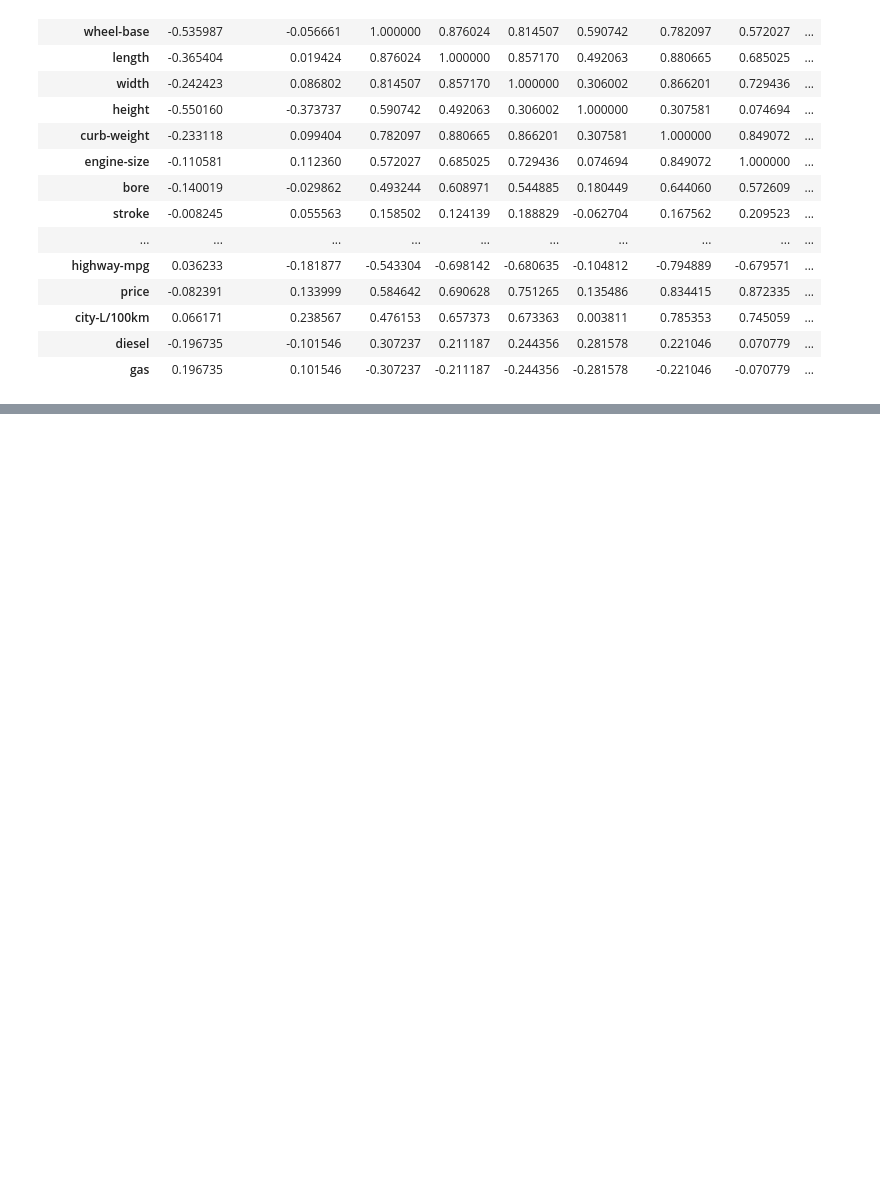
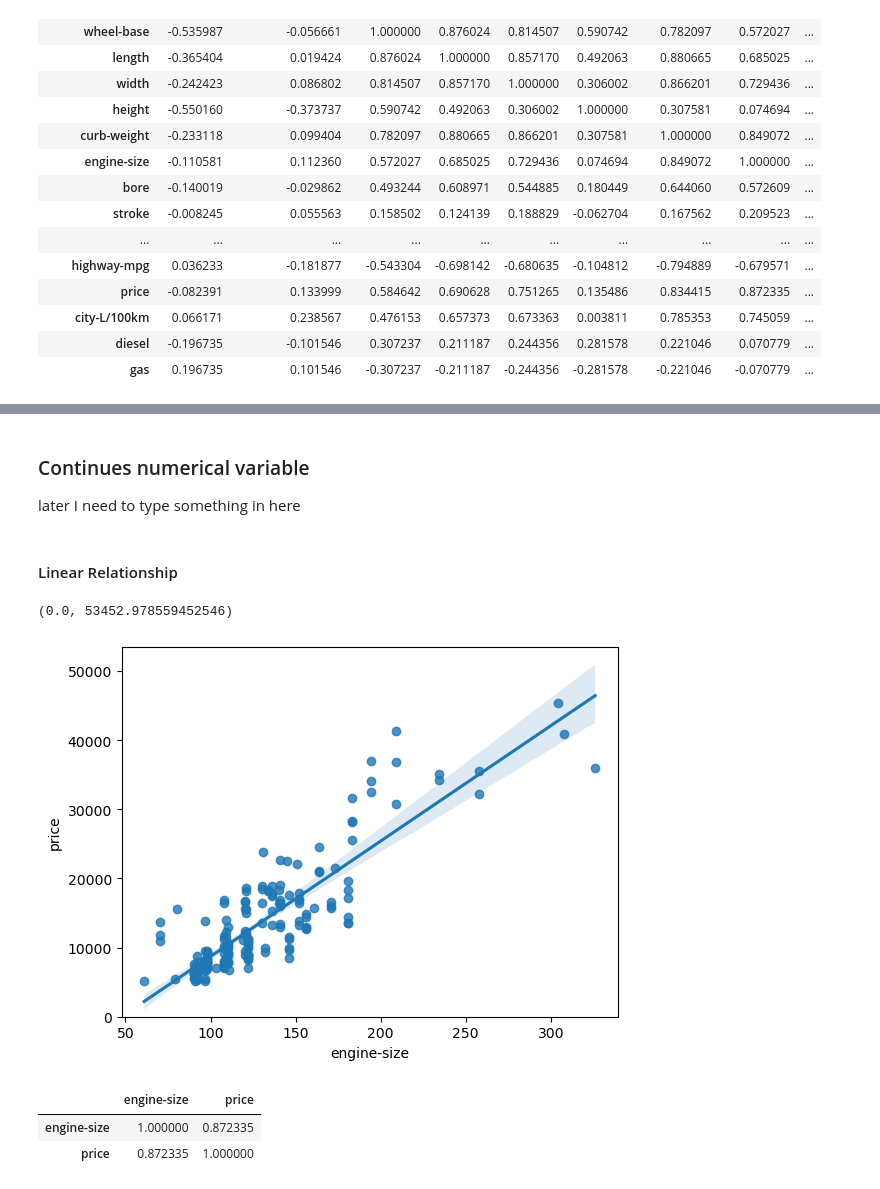
Before and after one commit to oktavianuu/data-analysis, a Jupyter notebook: EDA/exploratory-data-analysis.ipynb, the cells around one changed output, grey strips where cells are left out. Drawn from its saved outputs; the diff is of its cells as text; code cells hidden in the pictures; blank space fills up the shorter version.

```diff
--- a/EDA/exploratory-data-analysis.ipynb
+++ b/EDA/exploratory-data-analysis.ipynb
@@ -69,0 +79,19 @@ df.corr(numeric_only=True)
+# %% [markdown]
+### Continues numerical variable
+later I need to type something in here
+# %% [markdown]
+#### Linear Relationship
+# %%
+# see the linear relationsip between engine size as the potential predictor
+sns.regplot(x="engine-size", y="price", data=df)
+plt.ylim(0,)
+# %% [output]
+(0.0, 53452.978559452546)
+[figure, added]
+# %%
+# since the fitted line almost perfect diagonally, I will check the correlation value
+df[["engine-size", "price"]].corr()
+# %% [output]
+|  | engine-size | price |
+| engine-size | 1.000000 | 0.872335 |
+| price | 0.872335 | 1.000000 |
```
Also changed, not shown: parts of 1 cell of this notebook.
